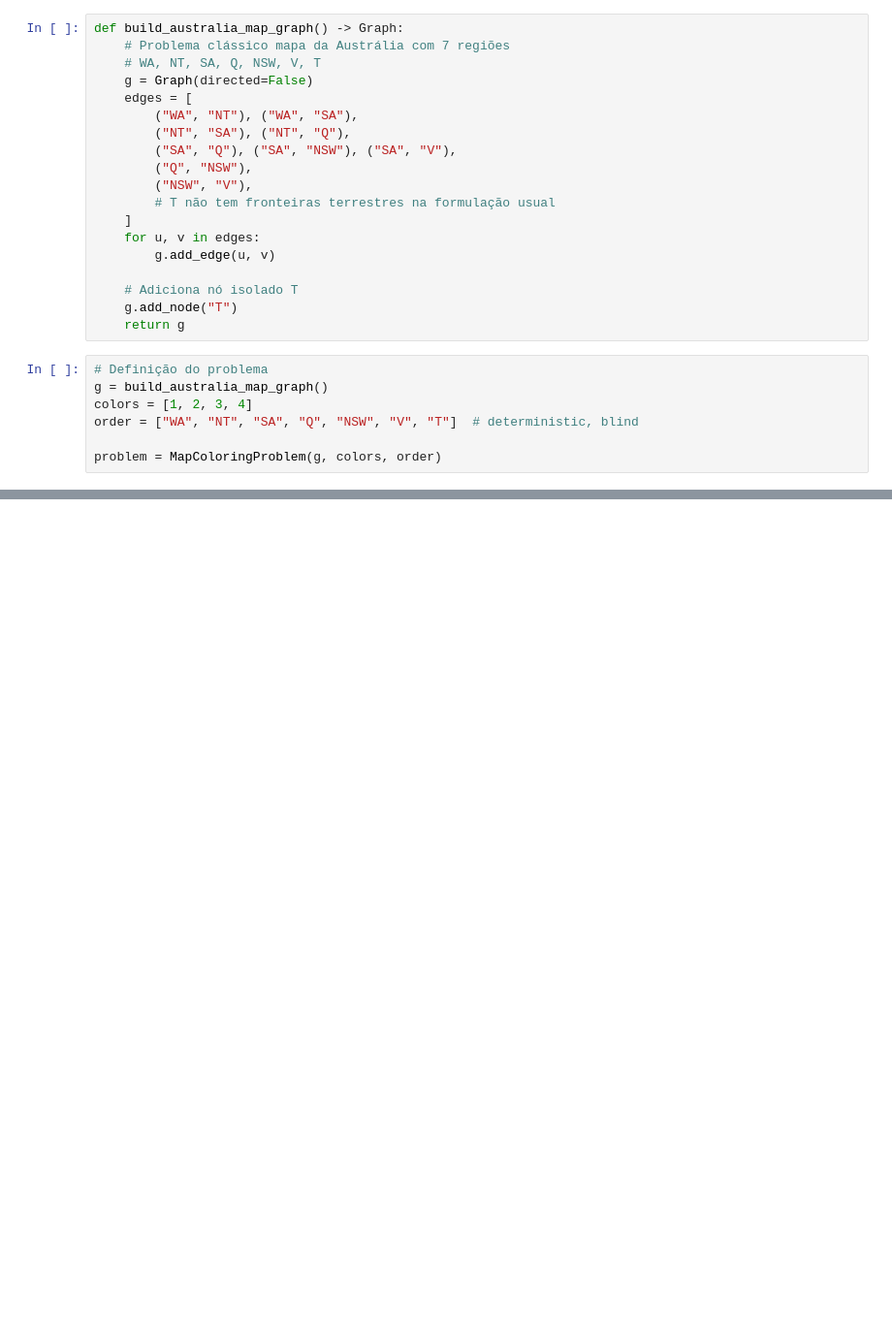
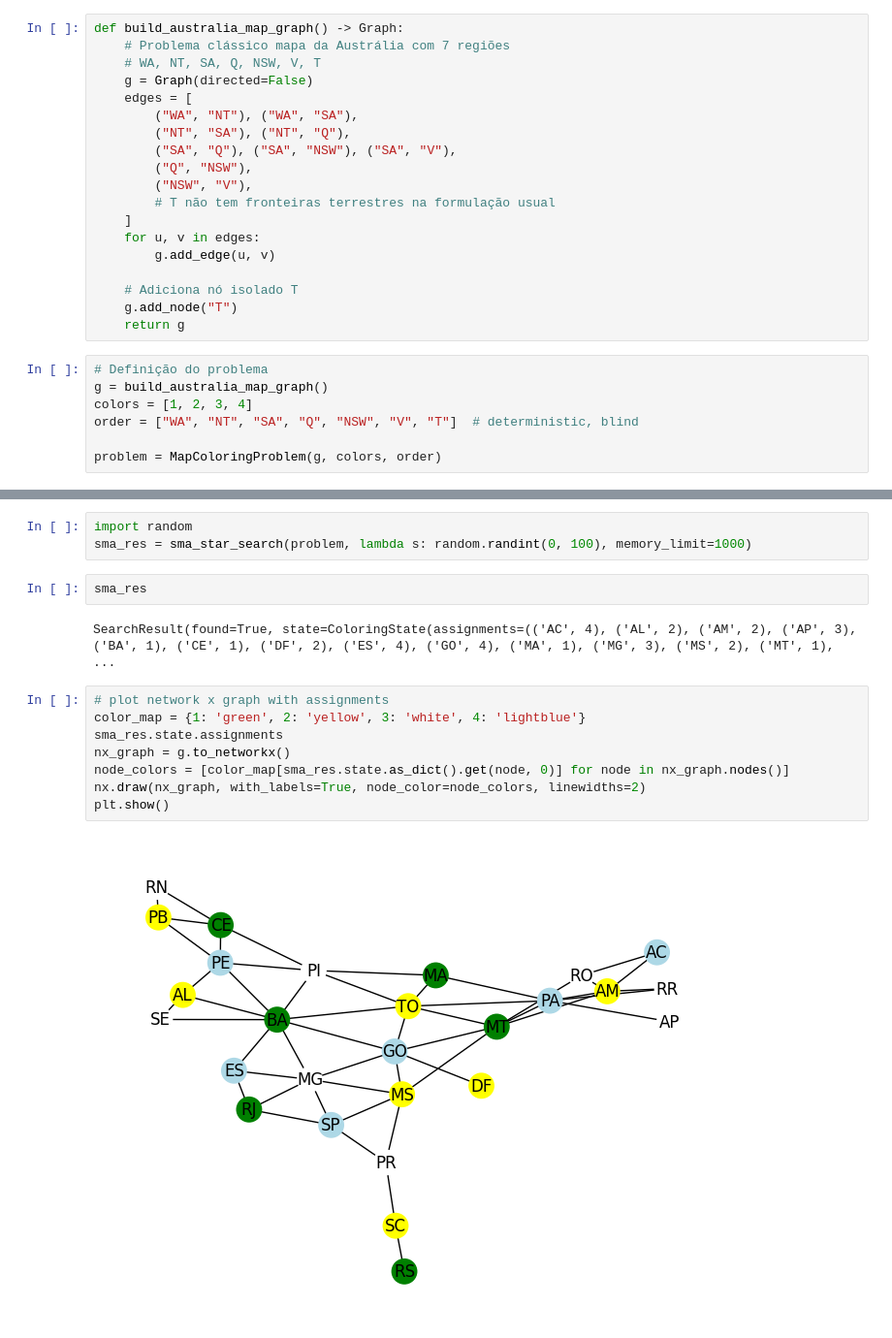
Before and after one commit to phdabel/inteligencia-artificial, a Jupyter notebook: notebooks/01-mapcoloring.ipynb, the cells around one changed output, grey strips where cells are left out. Shown at 97% size. Drawn from its saved outputs; the diff is of its cells as text; blank space fills up the shorter version.

Commit message:
busca heurística, busca local e problemas

```diff
--- a/notebooks/01-mapcoloring.ipynb
+++ b/notebooks/01-mapcoloring.ipynb
@@ -185,0 +146,17 @@ nota: para CSPs, bidirecional não é natural a menos que a atribuição exata d
+# %%
+import random
+sma_res = sma_star_search(problem, lambda s: random.randint(0, 100), memory_limit=1000)
+# %%
+sma_res
+# %% [output]
+SearchResult(found=True, state=ColoringState(assignments=(('AC', 4), ('AL', 2), ('AM', 2), ('AP', 3), ('BA', 1), ('CE', 1), ('DF', 2), ('ES', 4), ('GO', 4), ('MA', 1), ('MG', 3), ('MS', 2), ('MT', 1), ...
+# %%
+# plot network x graph with assignments
+color_map = {1: 'green', 2: 'yellow', 3: 'white', 4: 'lightblue'}
+sma_res.state.assignments
+nx_graph = g.to_networkx()
+node_colors = [color_map[sma_res.state.as_dict().get(node, 0)] for node in nx_graph.nodes()]
+nx.draw(nx_graph, with_labels=True, node_color=node_colors, linewidths=2)
+plt.show()
+# %% [output]
+[figure, added]
```
Also changed, not shown: parts of 13 cells of this notebook, 12 other files.
